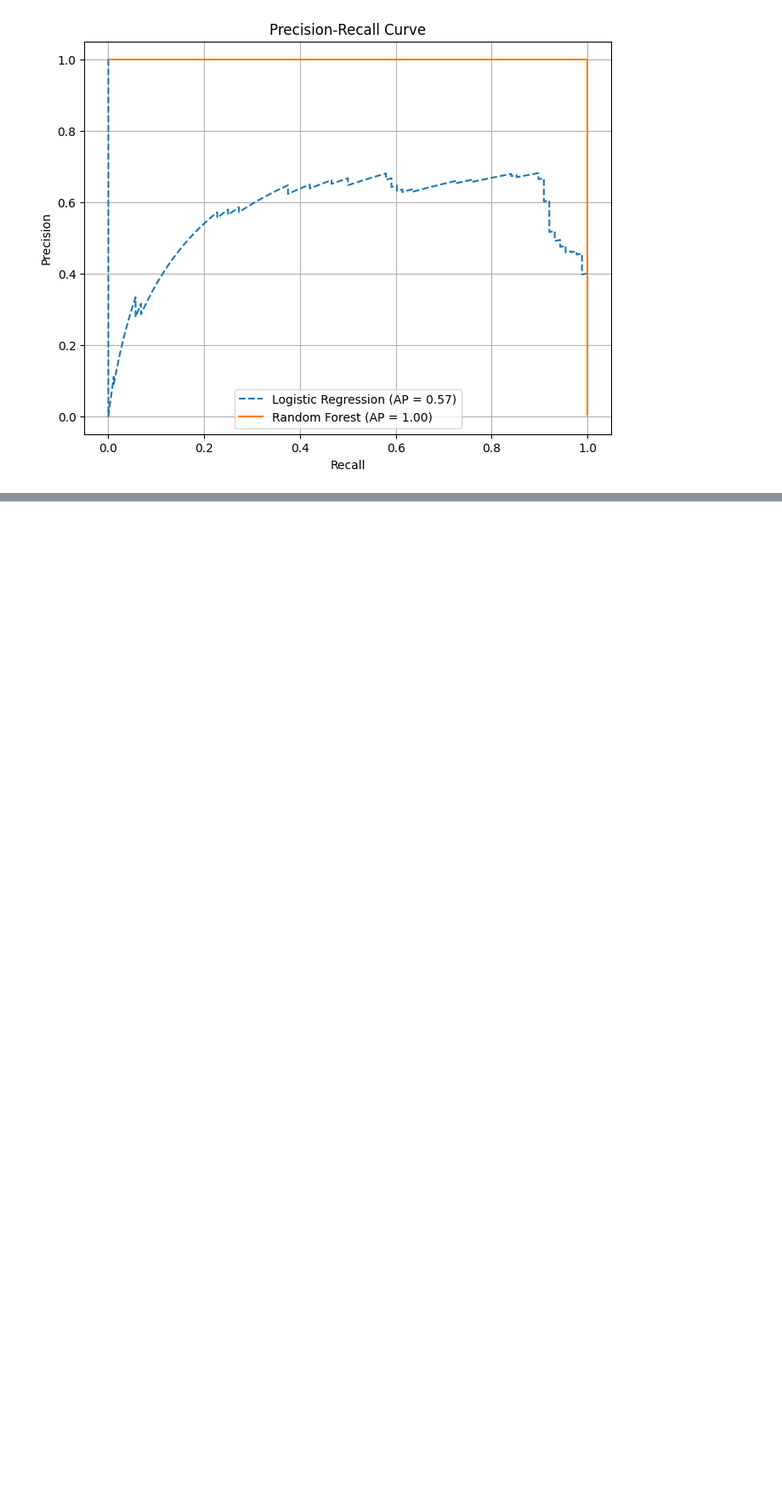
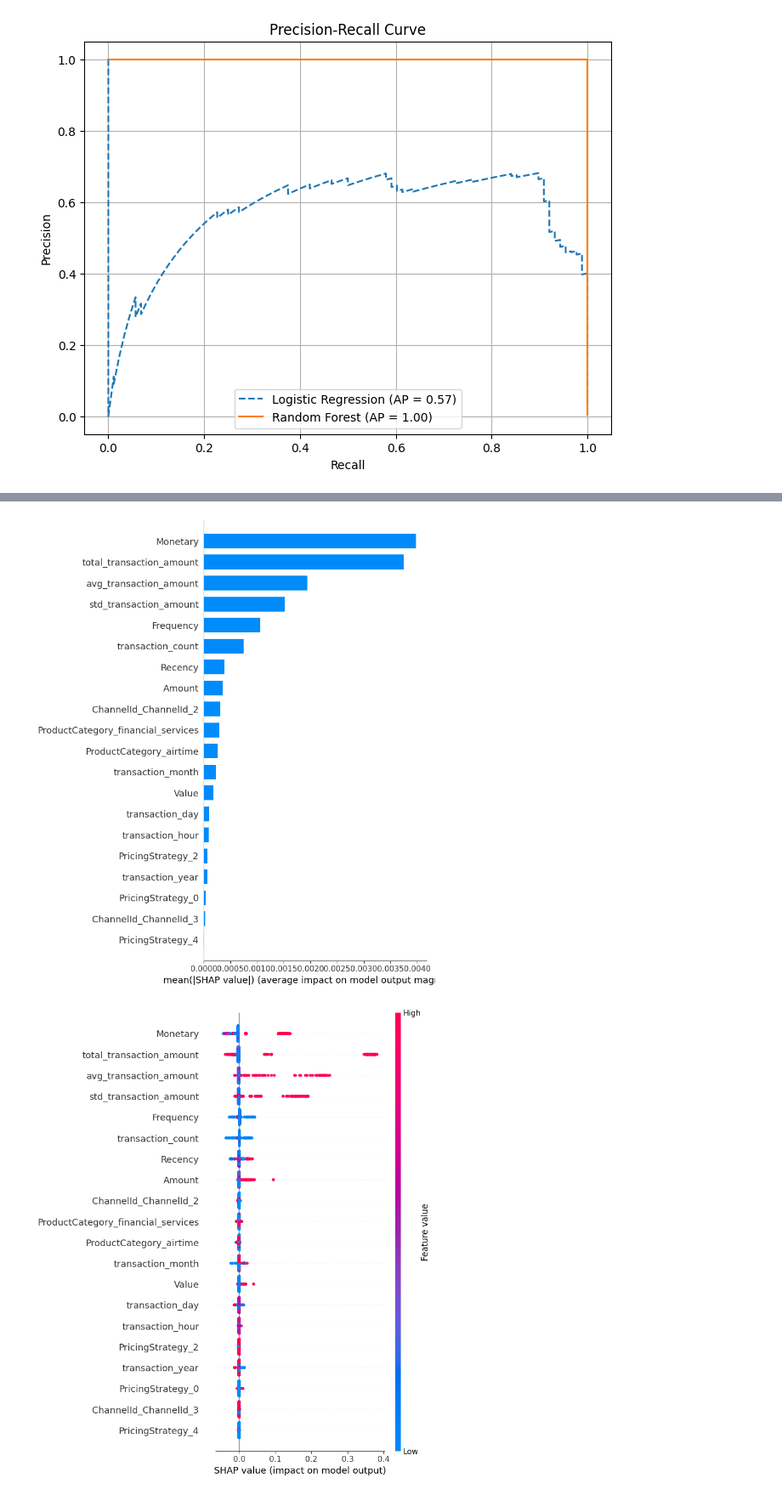
Before and after one commit to Bisrath1/Credit-risk-model, a Jupyter notebook: notebooks/03_model_training.ipynb, the cells around one changed output, grey strips where cells are left out. Shown: that part at 85% size. Saved outputs shown, nothing was run; the diff lists cells and outputs as text; code cells hidden in the pictures; blank space fills up the shorter version.

```diff
--- a/notebooks/03_model_training.ipynb
+++ b/notebooks/03_model_training.ipynb
@@ -254,0 +284,5 @@ plt.show()
+# %%
+from sklearn.ensemble import RandomForestClassifier
+
+rf_clf = RandomForestClassifier(n_estimators=100, random_state=42)
+rf_clf.fit(X_train, y_train)
@@ -254,0 +301,15 @@ plt.show()
+# %%
+import shap
+
+# Ensure correct column order
+X_test = X_test[rf_clf.feature_names_in_]
+
+# Reinitialize explainer
+explainer = shap.TreeExplainer(rf_clf)
+
+# Compute SHAP values on full test set
+shap_values = explainer.shap_values(X_test)
+
+# Now, check shape again
+print(f"shap_values[1].shape: {shap_values[1].shape}")
+print(f"X_test.shape: {X_test.shape}")
@@ -254,0 +331,20 @@ plt.show()
+# %%
+# Combine the per-sample (30, 2) arrays into a single (19133, 30, 2) array
+import numpy as np
+
+
+shap_array = np.stack(shap_values)  # shape: (19133, 30, 2)
+
+# We want the shap values for class 1 (column index 1)
+shap_vals_cleaned = shap_array[:, :, 1]  # shape: (19133, 30)
+
+# Now plot
+shap.summary_plot(shap_vals_cleaned, X_test, plot_type="bar")
+shap.summary_plot(shap_vals_cleaned, X_test)
+
+# Dependence plot
+top_feature = X_test.columns[shap_vals_cleaned.mean(0).argmax()]
+shap.dependence_plot(top_feature, shap_vals_cleaned, X_test)
+# %% [output]
+[figure, added]
+[figure, added]
```
Also changed, not shown: parts of 6 cells of this notebook.
